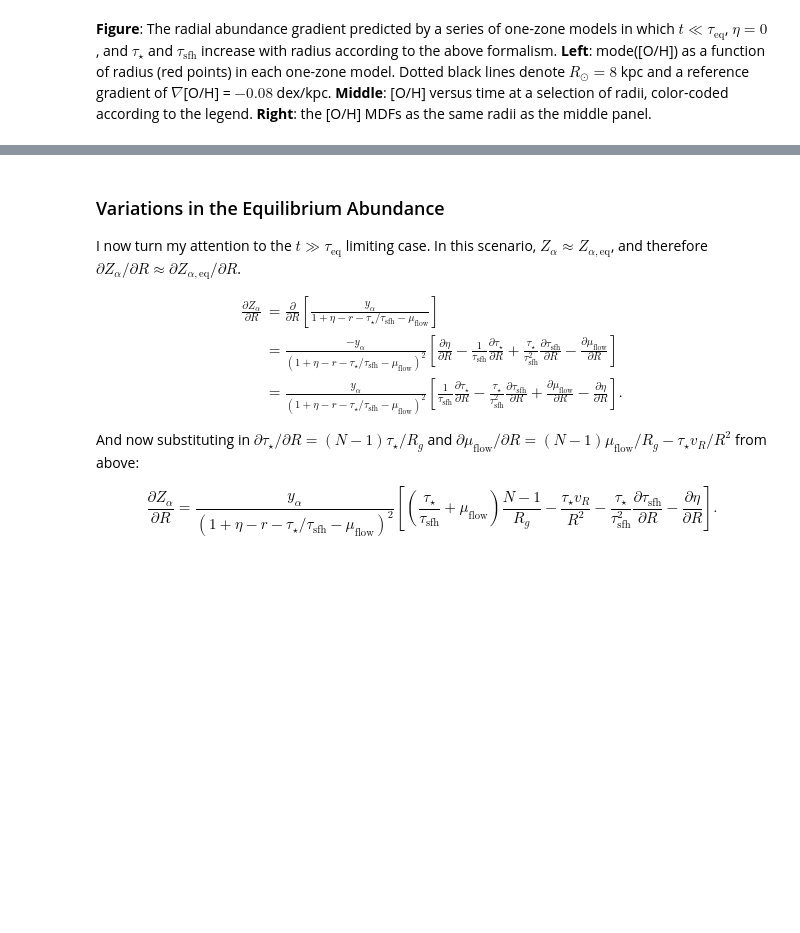
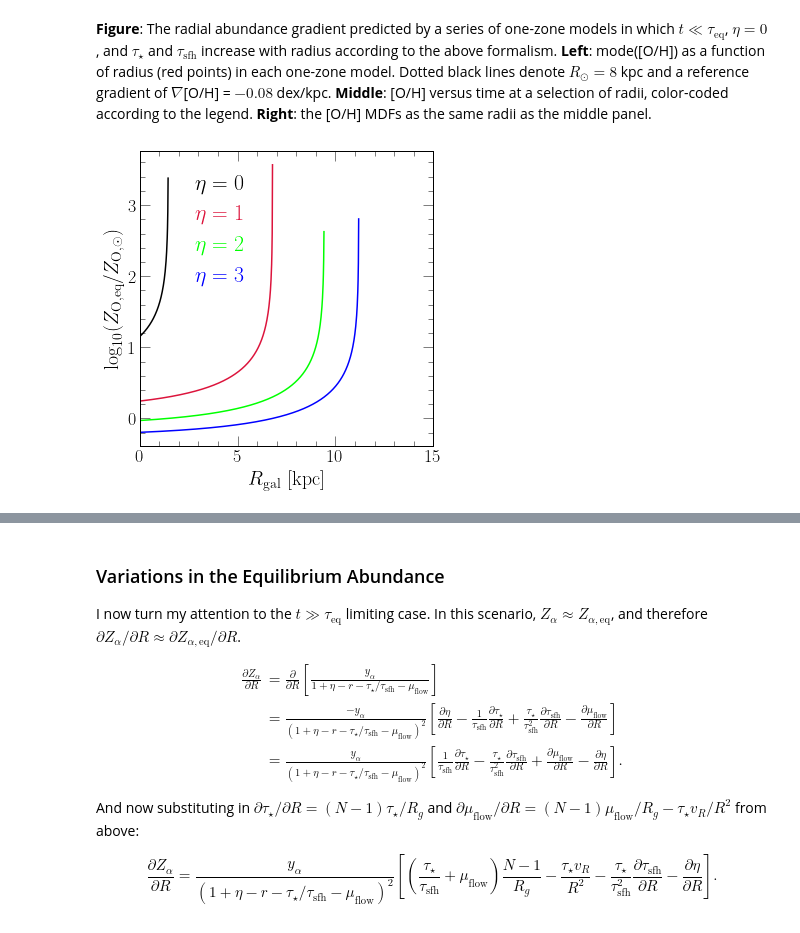
Before and after one commit to giganano/outflows, a Jupyter notebook: notebooks/radialflows.ipynb, the cells around one changed output, grey strips where cells are left out. Drawn from its saved outputs; the diff is of its cells as text; code cells hidden in the pictures; blank space fills up the shorter version.

```diff
--- a/notebooks/radialflows.ipynb
+++ b/notebooks/radialflows.ipynb
@@ -816,6 +860,9 @@ def tausfh(r):
     tausfh0 = taustar0 * np.exp(8 / ralpha) * vice.solar_z['o'] / vice.yields.ccsne.settings['o']
     Rsfh = 1 / ((N - 1) / Rg - 1 / ralpha)
     return tausfh0 * np.exp(r / Rsfh)
+
+def zeq(r, eta = 0, muflow = 0):
+    return vice.yields.ccsne.settings['o'] / (1 + eta - 0.4 - taustar(r) / tausfh(r) - muflow)
 # %%
 for r in radii:
 #     print(r, tausfh(r))
@@ -911,2 +958,43 @@ plt.show()
 # %% [markdown]
 **Figure**: The radial abundance gradient predicted by a series of one-zone models in which $t \ll \tau_\text{eq}$, $\eta = 0$, and $\tau_\star$ and $\tau_\text{sfh}$ increase with radius according to the above formalism. **Left**: mode([O/H]) as a function of radius (red points) in each one-zone model. Dotted black lines denote $R_\odot = 8$ kpc and a reference gradient of $\nabla$[O/H] = $-0.08$ dex/kpc. **Middle**: [O/H] versus time at a selection of radii, color-coded according to the legend. **Right**: the [O/H] MDFs as the same radii as the middle panel.
+# %%
+fig = plt.figure(figsize = (5, 5))
+ax = fig.add_subplot(111)
+ax.set_xlabel(r"$R_\text{gal}$ [kpc]")
+# ax.set_ylabel(r"[O/H]$_\text{eq}$")
+ax.set_ylabel(r"$\log_{10}(Z_\text{O,eq} / Z_{\text{O},\odot})$")
+ax.set_xlim([0, 15])
+# ax.set_ylim([-0.7, 0.7])
+
+etas = [0, 1, 2, 3]
+colors = ["black", "crimson", "lime", "blue"]
+radii = np.linspace(0, 15, 1000)
+for i in range(len(etas)):
+    yvals = len(radii) * [0.]
+    for j in range(len(radii)):
+        zeq_ = zeq(radii[j], eta = etas[i])
+        if zeq_ > 0:
+            yvals[j] = np.log10(zeq_ / vice.solar_z['o'])
+        else:
+            yvals[j] = float("nan")
+    kwargs = {
+        "c": named_colors()[colors[i]],
+        "label": r"$\eta = %g$" % (etas[i])
+    }
+    ax.plot(xvals, yvals, **kwargs)
+
+kwargs = {
+    "loc": mpl_loc("upper left"),
+    "bbox_to_anchor": (0.1, 0.99),
+    "ncol": 1,
+    "handlelength": 0,
+    "fontsize": 22
+}
+leg = ax.legend(**kwargs)
+fancy_legend(leg, colors)
+
+plt.tight_layout()
+plt.savefig("./radialflows/zeq_vs_r_consteta.pdf")
+plt.show()
+# %% [output]
+[figure, added]
```
Also changed, not shown: parts of 10 cells of this notebook, 4 other files.
